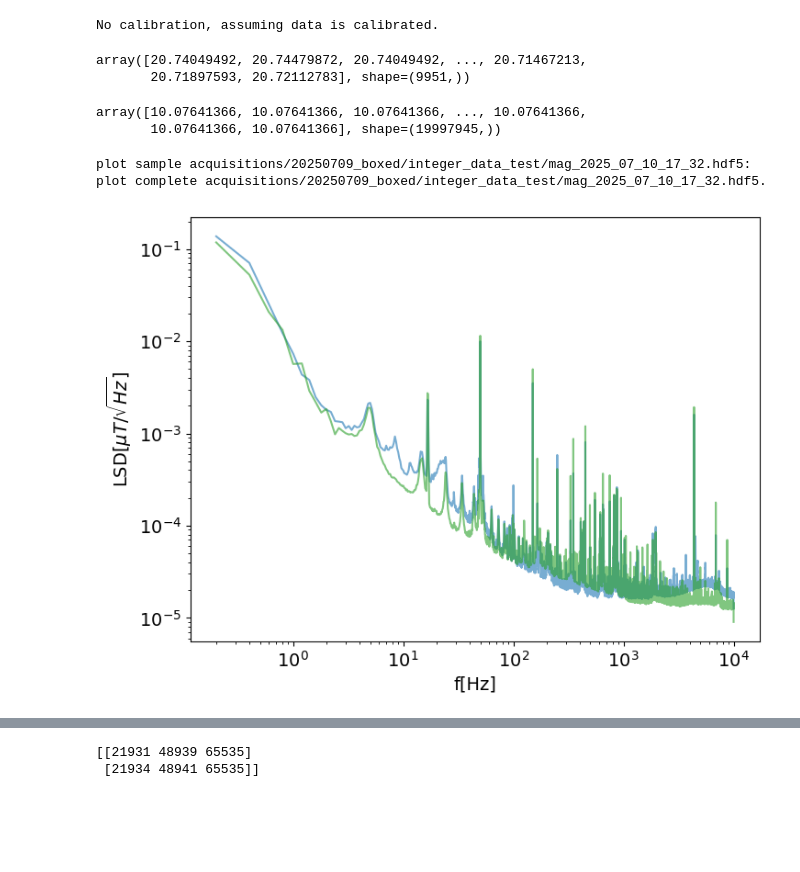
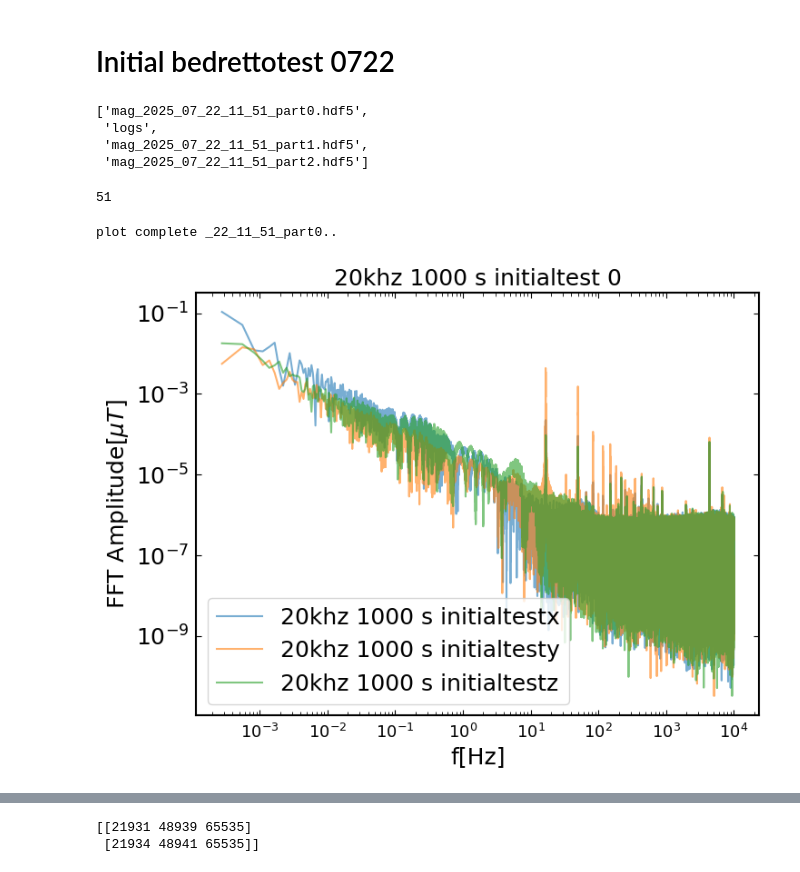
Before and after one commit to SSantosLab/LAB-Magnetometer, a Jupyter notebook: test.ipynb, the cells around one changed output, grey strips where cells are left out. Cells and saved outputs as stored; diff of their text form; code cells hidden in the pictures; blank space fills up the shorter version.

```diff
--- a/test.ipynb
+++ b/test.ipynb
@@ -51,10 +69,14 @@ from magnetofft import *
+# %% [markdown]
+# Initial bedrettotest 0722
+# %%
+dir_initialtest = '/data/atom-interferometer/2025_MagneticBackground/20250728_BedrettoCampaing/20250722_initialtest'
+os.listdir(dir_initialtest)
+# %% [output]
+['mag_2025_07_22_11_51_part0.hdf5',
+ 'logs',
+ 'mag_2025_07_22_11_51_part1.hdf5',
+ 'mag_2025_07_22_11_51_part2.hdf5']
 # %%
-filename = 'acquisitions/20250709_boxed/integer_data_test/mag_2025_07_09_17_00.hdf5'
-dset = load_hdf5(filename)
+filename = os.path.join(dir_initialtest,'mag_2025_07_22_11_51_part0.hdf5')
+# dset = load_hdf5(filename)
+endtime,measuretime=read_hdf5_times(filename)
-# %% [output]
-No calibration, assuming data is calibrated.
-# %%
-dset['z']
-# %% [output]
-array([20.74049492, 20.74479872, 20.74049492, ..., 20.71467213,
-       20.71897593, 20.72112783], shape=(9951,))
@@ -64,13 +83,14 @@ dset = load_hdf5(filename)
-# %%
-dset['y']/1000. * 143.
-# %% [output]
-array([10.07641366, 10.07641366, 10.07641366, ..., 10.07641366,
-       10.07641366, 10.07641366], shape=(19997945,))
+# %%
+endtime.minute
+# %% [output]
+51
 # %%
-filename = 'acquisitions/20250709_boxed/integer_data_test/mag_2025_07_10_17_32.hdf5'
 fs = 20000.0
-fig,ax = plot_sample_psd(filename,fs=fs,orientation=['x','y','z'],label = '20khz 1000 s',Lbin=100000)
+filename = os.path.join(dir_initialtest,'mag_2025_07_22_11_51_part0.hdf5')
+fig,ax = plot_sample_ps(filename,fs=fs,orientation=['x','y','z'],label = '20khz 1000 s initialtest')
+ax.legend(loc='lower left')
+ax.set_title('20khz 1000 s initialtest 0')
+plt.show()
 # %% [output]
-plot sample acquisitions/20250709_boxed/integer_data_test/mag_2025_07_10_17_32.hdf5:
-plot complete acquisitions/20250709_boxed/integer_data_test/mag_2025_07_10_17_32.hdf5.
+plot complete _22_11_51_part0..
-[figure, old version]
+[figure, new version]
```
Also changed, not shown: parts of 25 cells of this notebook, 7 other files.
